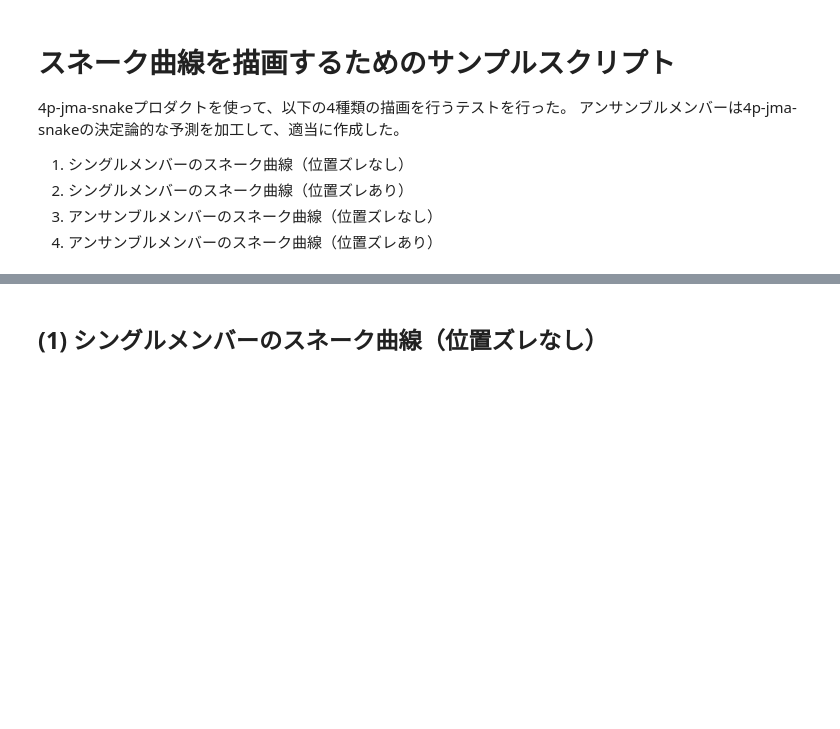
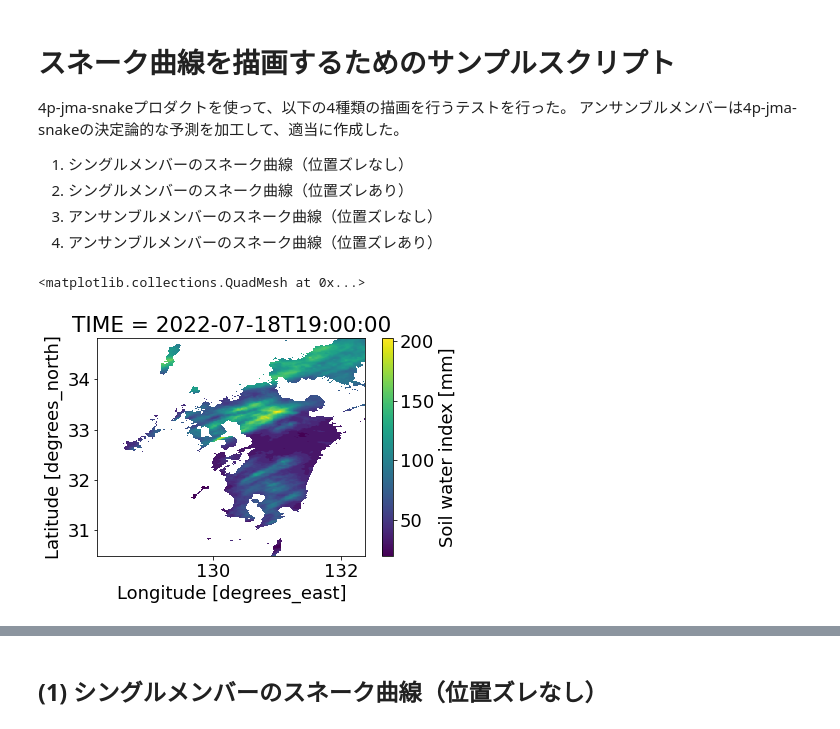
Before and after one commit to rkatornado/vis, a Jupyter notebook: src/ens_snake.ipynb, the cells around one changed output, grey strips where cells are left out. Drawn from its saved outputs; the diff is of its cells as text; code cells hidden in the pictures; blank space fills up the shorter version.

```diff
--- a/src/ens_snake.ipynb
+++ b/src/ens_snake.ipynb
@@ -82,0 +85,6 @@ p1h = ds["P60"]
+# %%
+# SWI(FT=1h) を可視化
+swi.isel(TIME=7).plot()
+# %% [output]
+<matplotlib.collections.QuadMesh at 0x...>
+[figure, added]
```
Also changed, not shown: parts of 39 cells of this notebook.
